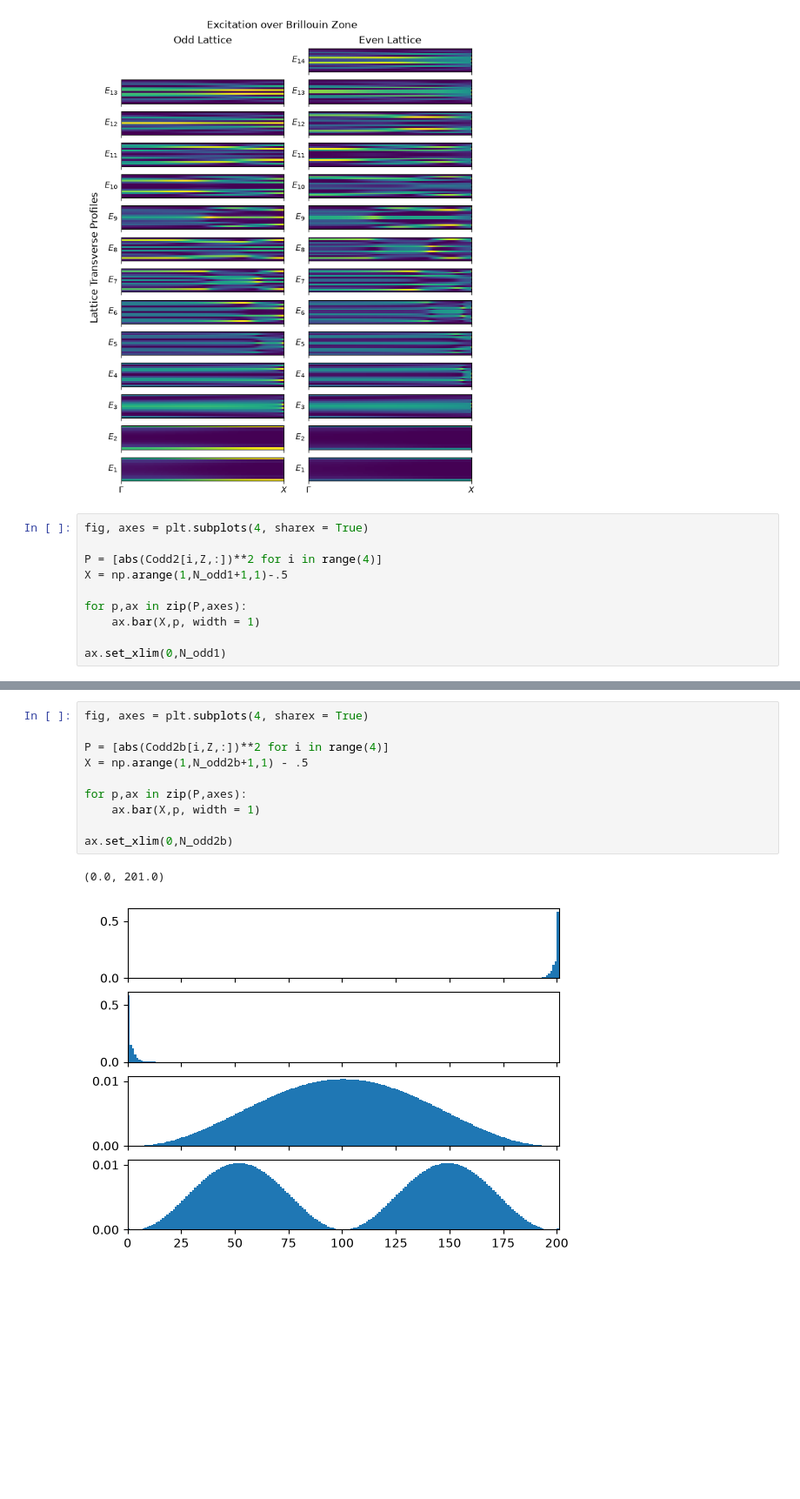
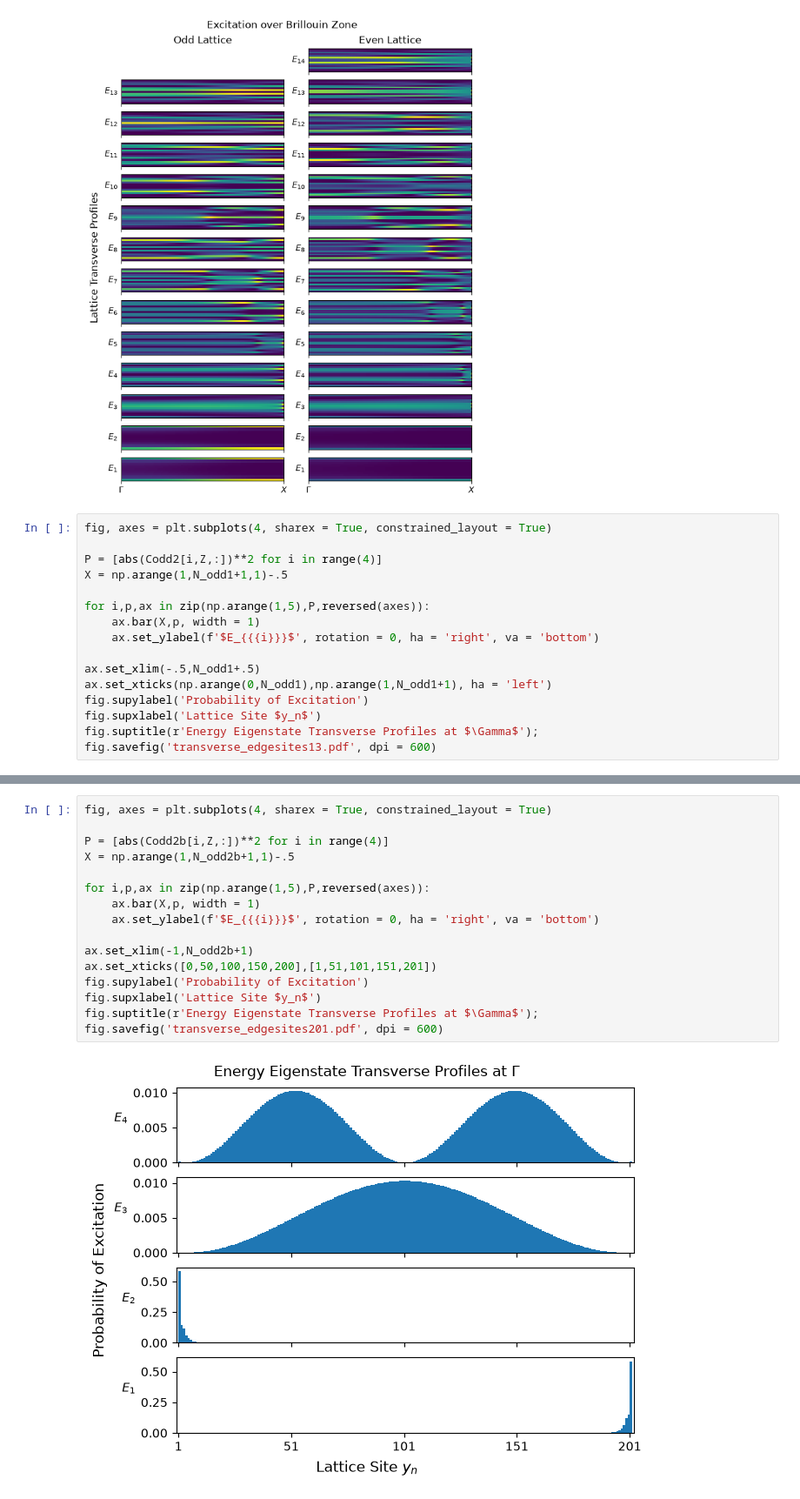
Before and after one commit to louscher-hunter/AdvSS-HW3, a Jupyter notebook: hw3q3.ipynb, the cells around one changed output, grey strips where cells are left out. Shown at 87% size. Cells and saved outputs as stored; diff of their text form; blank space fills up the shorter version.

```diff
--- a/hw3q3.ipynb
+++ b/hw3q3.ipynb
@@ -92,13 +94,19 @@ axes[0][1].set_title('Even Lattice')
 Text(0.5, 1.0, 'Even Lattice')
 [figure]
 # %%
-fig, axes = plt.subplots(4, sharex = True)
+fig, axes = plt.subplots(4, sharex = True, constrained_layout = True)
 
 P = [abs(Codd2[i,Z,:])**2 for i in range(4)]
 X = np.arange(1,N_odd1+1,1)-.5
 
-for p,ax in zip(P,axes):
+for i,p,ax in zip(np.arange(1,5),P,reversed(axes)):
     ax.bar(X,p, width = 1)
+    ax.set_ylabel(f'$E_{{{i}}}$', rotation = 0, ha = 'right', va = 'bottom')
 
-ax.set_xlim(0,N_odd1)
+ax.set_xlim(-.5,N_odd1+.5)
+ax.set_xticks(np.arange(0,N_odd1),np.arange(1,N_odd1+1), ha = 'left')
+fig.supylabel('Probability of Excitation')
+fig.supxlabel('Lattice Site $y_n$')
+fig.suptitle(r'Energy Eigenstate Transverse Profiles at $\Gamma$');
+fig.savefig('transverse_edgesites13.pdf', dpi = 600)
 # %% [output]
@@ -107,13 +114,18 @@ ax.set_xlim(0,N_odd1)
 # %%
-fig, axes = plt.subplots(4, sharex = True)
+fig, axes = plt.subplots(4, sharex = True, constrained_layout = True)
 
 P = [abs(Codd2b[i,Z,:])**2 for i in range(4)]
-X = np.arange(1,N_odd2b+1,1) - .5
+X = np.arange(1,N_odd2b+1,1)-.5
 
-for p,ax in zip(P,axes):
+for i,p,ax in zip(np.arange(1,5),P,reversed(axes)):
     ax.bar(X,p, width = 1)
+    ax.set_ylabel(f'$E_{{{i}}}$', rotation = 0, ha = 'right', va = 'bottom')
 
-ax.set_xlim(0,N_odd2b)
+ax.set_xlim(-1,N_odd2b+1)
+ax.set_xticks([0,50,100,150,200],[1,51,101,151,201])
+fig.supylabel('Probability of Excitation')
+fig.supxlabel('Lattice Site $y_n$')
+fig.suptitle(r'Energy Eigenstate Transverse Profiles at $\Gamma$');
+fig.savefig('transverse_edgesites201.pdf', dpi = 600)
 # %% [output]
-(0.0, 201.0)
-[figure, old version]
+[figure, new version]
```
Also changed, not shown: parts of 2 cells of this notebook.
